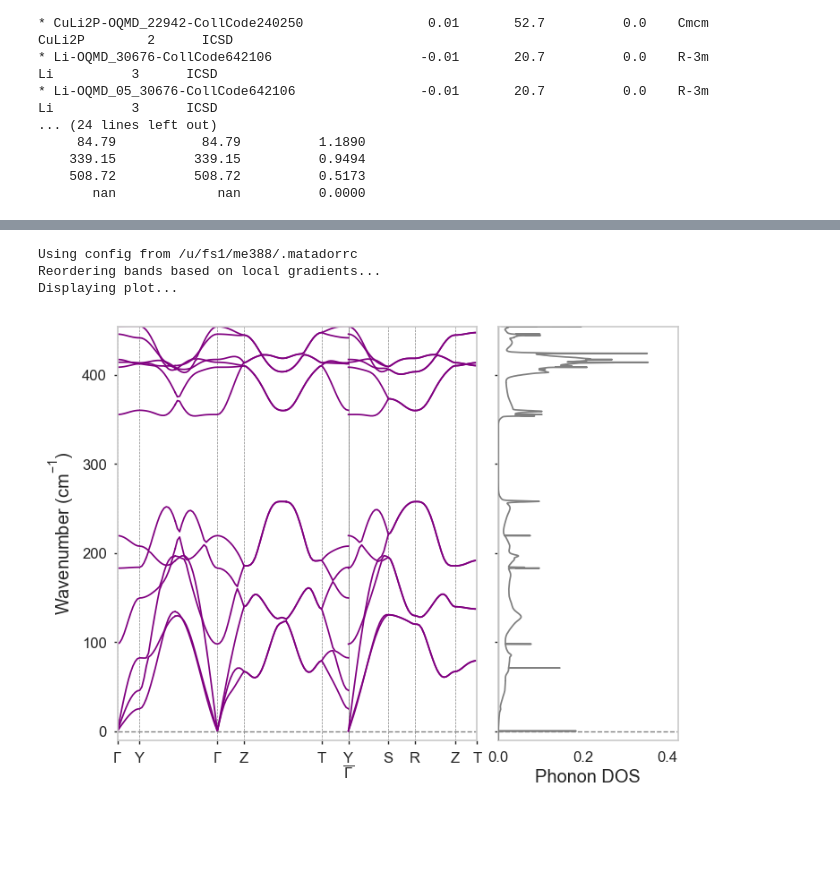
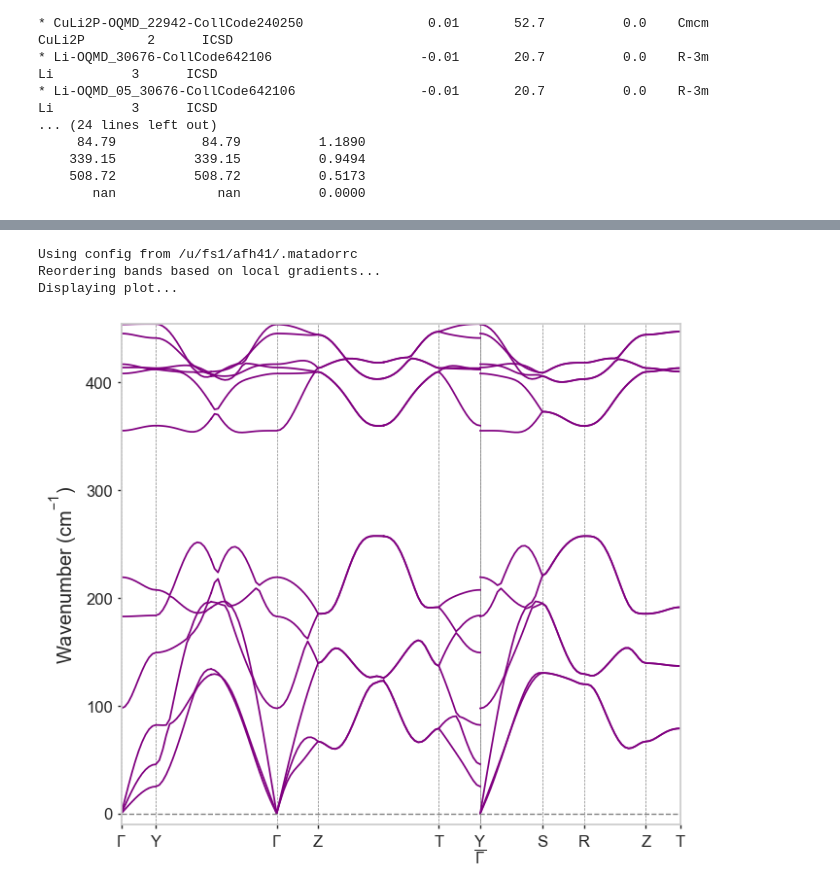
Before and after one commit to harpaf13/data.copper-phosphides, a Jupyter notebook: CuP_results.ipynb, the cells around one changed output, grey strips where cells are left out. Drawn from its saved outputs; the diff is of its cells as text; code cells hidden in the pictures; blank space fills up the shorter version.

```diff
--- a/CuP_results.ipynb
+++ b/CuP_results.ipynb
@@ -228,16 +251,17 @@ Displaying plot...
 # %%
 # this DOS is a bit weird?
 plot_spectral(
     '/u/fs1/afh41/P-phonon/P-CollCode150873_prim-out_prim',
     phonons=True,
     band_colour='purple',
+    plot_dos=False,
    # png=True,
 )
 # %% [output]
-Using config from /u/fs1/me388/.matadorrc
+Using config from /u/fs1/afh41/.matadorrc
 Reordering bands based on local gradients...
 Displaying plot...
-[figure, old version]
+[figure, new version]
 # %%
 from matador.hull.hull_temperature import TemperatureDependentHull
 cursor, failures = castep2dict('/u/fs1/afh41/proj/test-done-from-athena/CuP/*.castep', db=False)
```
Also changed, not shown: parts of 11 cells of this notebook.
